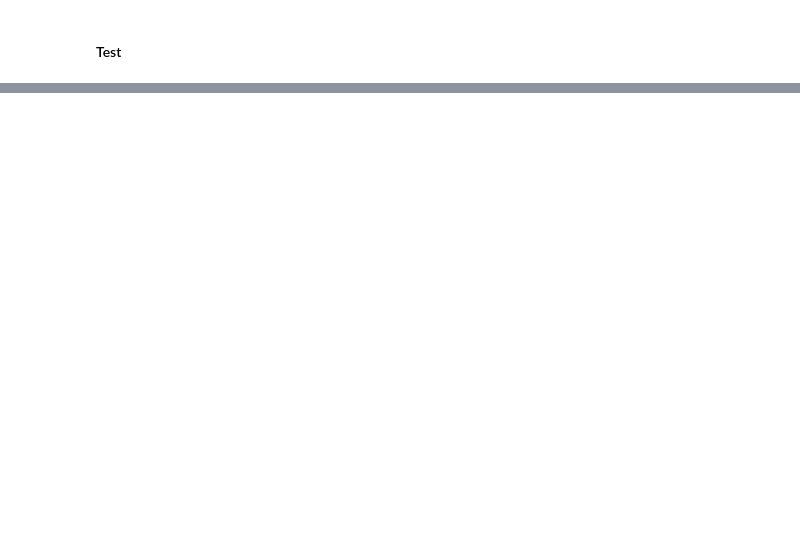
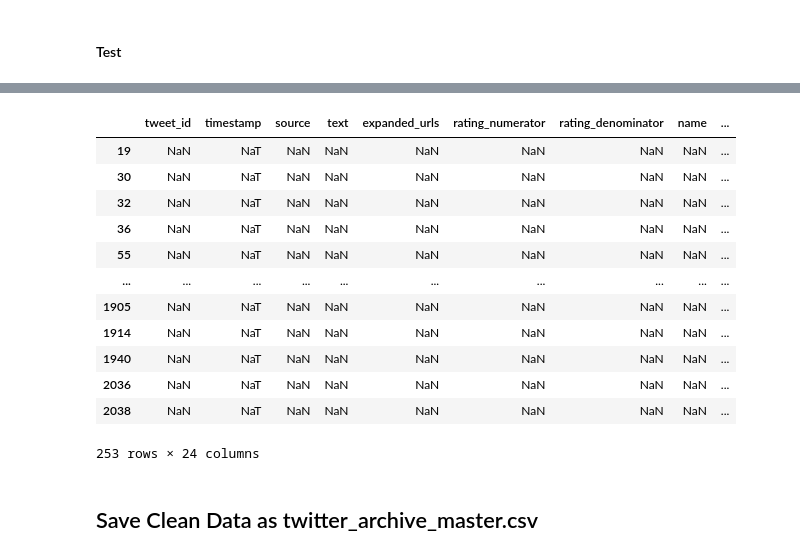
Before and after one commit to KarinWiberg/uc_dataanalyst_project_dogs_of_twitter, a Jupyter notebook: wrangle_act.ipynb, the cells around one changed output, grey strips where cells are left out. Saved outputs shown, nothing was run; the diff lists cells and outputs as text; code cells hidden in the pictures; blank space fills up the shorter version.

```diff
--- a/wrangle_act.ipynb
+++ b/wrangle_act.ipynb
@@ -843,0 +948,4 @@ memory usage: 1.2+ MB
+# %%
+# remove unnecessary columns
+drop_list = ['in_reply_to_status_id', 'in_reply_to_user_id', 'retweeted_status_id', 'retweeted_status_user_id', 'retweeted_status_timestamp']
+df_twitter_data_clean = df_twitter_data_clean.drop(drop_list, axis = 1)
@@ -843,0 +983,2 @@ memory usage: 1.2+ MB
+# %%
+df_twitter_data_clean.name = df_twitter_data_clean.name.str.title()
@@ -843,0 +1126,2 @@ memory usage: 1.2+ MB
+# %%
+df_twitter_data_clean.name = df_twitter_data_clean.name.str.replace('A', 'None')
@@ -843,0 +1168,2 @@ memory usage: 1.2+ MB
+# %%
+twitter_archive_master = pd.merge(df_twitter_data_clean, image_predictions, how = 'left', on='tweet_id')
@@ -843,0 +1201,18 @@ memory usage: 1.2+ MB
+# %%
+twitter_archive_master[twitter_archive_master.timestamp.isnull() == True]
+# %% [output]
+|  | tweet_id | timestamp | source | text | expanded_urls | rating_numerator | rating_denominator | name | ... |
+| 19 | NaN | NaT | NaN | NaN | NaN | NaN | NaN | NaN | ... |
+| 30 | NaN | NaT | NaN | NaN | NaN | NaN | NaN | NaN | ... |
+| 32 | NaN | NaT | NaN | NaN | NaN | NaN | NaN | NaN | ... |
+| 36 | NaN | NaT | NaN | NaN | NaN | NaN | NaN | NaN | ... |
+| 55 | NaN | NaT | NaN | NaN | NaN | NaN | NaN | NaN | ... |
+| ... | ... | ... | ... | ... | ... | ... | ... | ... | ... |
+| 1905 | NaN | NaT | NaN | NaN | NaN | NaN | NaN | NaN | ... |
+| 1914 | NaN | NaT | NaN | NaN | NaN | NaN | NaN | NaN | ... |
+| 1940 | NaN | NaT | NaN | NaN | NaN | NaN | NaN | NaN | ... |
+| 2036 | NaN | NaT | NaN | NaN | NaN | NaN | NaN | NaN | ... |
+| 2038 | NaN | NaT | NaN | NaN | NaN | NaN | NaN | NaN | ... |
+253 rows × 24 columns
+# %% [markdown]
+## Save Clean Data as twitter_archive_master.csv
```
Also changed, not shown: parts of 80 cells of this notebook.
